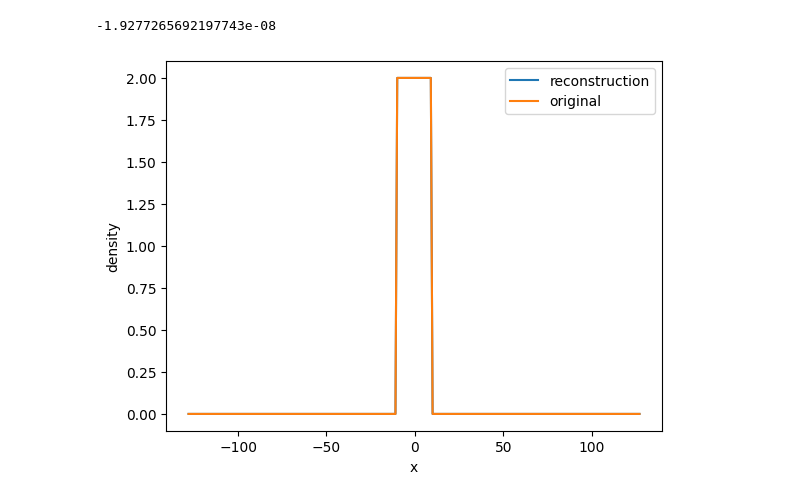
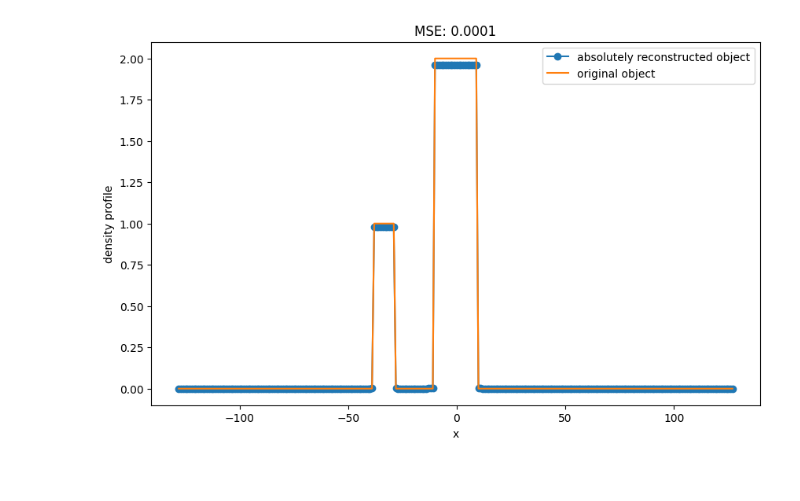
Before and after one commit to chongfengling/MRI-pulse-sequence-optimization, a Jupyter notebook: src/simulator.ipynb, the cells around one changed output. Drawn from its saved outputs; the diff is of its cells as text; code cells hidden in the pictures; blank space fills up the shorter version.

```diff
--- a/src/simulator.ipynb
+++ b/src/simulator.ipynb
@@ -3,3 +1,6 @@ from utilities import *
+# %%
+from utilities import *
+fig_path = '/Users/ling/MyDocuments/Thesis/PHAS0077/ucl-latex-thesis-templates/assets/'
 # %%
 # Environment Setup
 
@@ -48,13 +47,14 @@ ax2.set_xticklabels(['$t_1$', r'$t_2 (t_3)$', r'$t_4$'])
 # %%
 # create object
 density = np.zeros(len(x_axis))
-# density[100] = 1
+density[100-10: 100] = 1
 density[128 - 10:128 + 10] = 2
 
 plt.figure(figsize=(10, 6))
 plt.plot(x_axis, density, '-', label='object')
 plt.legend()
-plt.xlabel('x')
-plt.ylabel('density')
-plt.grid()
+plt.xlabel('x (mm)')
+plt.ylabel(r'density profile $\rho(x)$')
+# plt.grid()
+plt.savefig(fig_path + 'density_profile.png', dpi=300)
 # %% [output]
@@ -69,9 +69,9 @@ vec_spins[1, :] = 1
 
 # define larmor frequency w_G of spins during relaxation
 # shape = (number of time steps, number of sampling points)
-w_G = np.outer(G_values, x_axis) * gamma * 1e-3 + w_0
+w_G = np.outer(G_values, x_axis) * gamma + w_0
 
-res = multiple_Relaxation(vec_spins, m0=m0, w=0, w0=w_G, t1=1e10, t2=1e10, t_axis=t_axis, steps=int(N*1.5), axis='z')
+res = multiple_Relaxation(vec_spins, m0=m0, w=0, w0=w_G, t1=1e10, t2=3e1, t_axis=t_axis, steps=int(N*1.5), axis='z')
 
 store = []
 for i in range(2):
@@ -94,4 +94,5 @@ plt.ylabel('signal')
 
 # print(Mx_2[:10])
 # print(My_2[:10])
+fig.savefig(fig_path + 'signal.png', dpi=300, bbox_inches='tight')
 # %% [output]
@@ -105,11 +100,14 @@ plt.ylabel('signal')
 # %%
 # ifft of the signal when the ADC on
-adc_signal = Mx_2 * 1 + 1j * My_2
+adc_signal = Mx_2 * (-1j) + 1 * My_2
 
 re_density = np.fft.fftshift(np.fft.ifft(np.fft.fftshift(adc_signal)))
+plt.figure(figsize=(10, 6))
 plt.plot(x_axis, np.real(re_density), label='real')
 plt.plot(x_axis, np.imag(re_density), label='imag')
 plt.legend()
 plt.xlabel('x')
-plt.ylabel('reconstructed phase')
+plt.ylabel('components of reconstructed object')
+plt.savefig(fig_path + 'reconstructed_object.png', dpi=300)
+print(np.abs(1+1j))
 # %% [output]
@@ -118,17 +116,18 @@ Text(0, 0.5, 'reconstructed phase')
 # %%
 # plot the absolutely reconstructed density
-plt.plot(x_axis, np.abs(re_density), label='reconstruction')
-plt.plot(x_axis, density, label='original')
+plt.figure(figsize=(10, 6))
+plt.plot(x_axis, np.abs(re_density),'-o', label='absolutely reconstructed object')
+plt.plot(x_axis, density, label='original object')
 plt.legend()
 plt.xlabel('x')
-plt.ylabel('density')
+plt.ylabel('density profile')
 
 # calculate the error
-error = np.sum(np.abs(re_density) - density)
-error
+mse = (np.square(np.abs(re_density) - density)).mean()
+plt.title('MSE: {:.4f}'.format(mse))
+plt.savefig(fig_path + 'final_recon.png', dpi=300, bbox_inches='tight')
 # %% [output]
--1.9277265692197743e-08
-[figure, old version]
+[figure, new version]
 # %%
 # display the trajectory of a spin in xy plane
 import numpy as np
```
Also changed, not shown: parts of 5 cells of this notebook.
